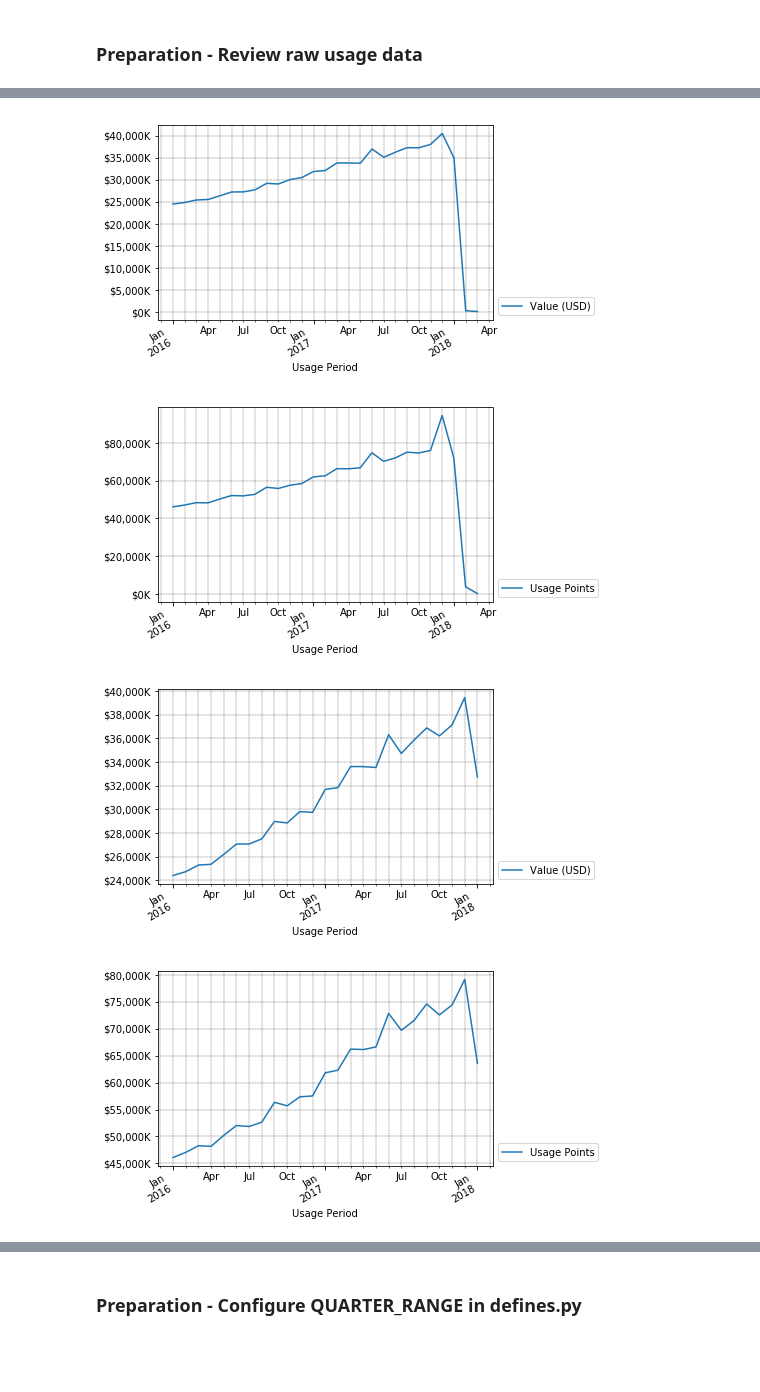
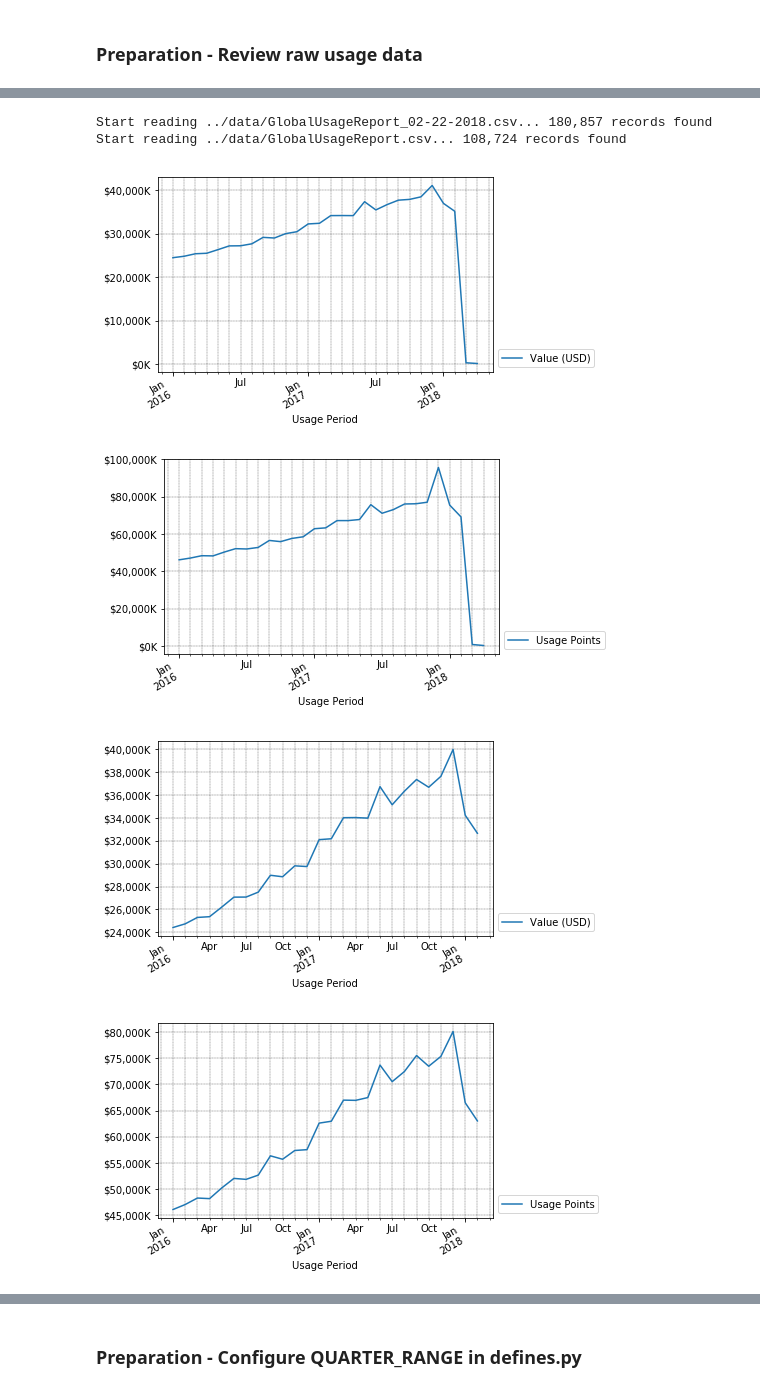
Before and after one commit to k1fukumoto/vcpp-data, a Jupyter notebook: report/GlobalUsagePoints.ipynb, the cells around one changed output, grey strips where cells are left out. Drawn from its saved outputs; the diff is of its cells as text; code cells hidden in the pictures; blank space fills up the shorter version.

```diff
--- a/report/GlobalUsagePoints.ipynb
+++ b/report/GlobalUsagePoints.ipynb
@@ -15,8 +13,8 @@ import numpy as np
 from plot_helper import *
 
 CSV_FILES = [
-    '../data/GlobalUsageReport_02-22-2018.csv'
-#    '../data/GlobalUsageReport.csv'
+    '../data/GlobalUsageReport_02-22-2018.csv',
+    '../data/GlobalUsageReport.csv'
 ]
 
 try:
@@ -30,34 +28,36 @@ except NameError:
         df_list.append(df_)
 
     df_raw = pd.concat(df_list).drop_duplicates(subset=['Service Provider','Usage Period','SKU','Contract No'],keep='first')
 
 #    df_raw = pd.concat([df_raw,df_raw_latest]).drop_duplicates(subset=['Service Provider','Usage Period','SKU','Contract No'],keep='first')
 
 df_raw.groupby('Usage Period')['Value (USD)'].sum().plot()
 format_trend_chart()
 plt.show()
 
 df_raw.groupby('Usage Period')['Usage Points'].sum().plot()
 format_trend_chart()
 plt.show()
 
 df_rental = df_raw[(df_raw['Product Family'] == 'Rental') &
                    ((df_raw['Collection Status'] == 'Closed') |
                     (df_raw['Collection Status'] == 'Pending Agg') |
                     (df_raw['Collection Status'] == 'Pending Vendor')
                    )]
 
 df_rental.groupby('Usage Period')['Value (USD)'].sum().plot()
 format_trend_chart()
 plt.show()
 
 df_rental.groupby('Usage Period')['Usage Points'].sum().plot()
 format_trend_chart()
 plt.show()
 
 print(df_raw.columns)
 # %% [output]
+Start reading ../data/GlobalUsageReport_02-22-2018.csv... 180,857 records found
+Start reading ../data/GlobalUsageReport.csv... 108,724 records found
-[figure, old version]
+[figure, new version]
-[figure, old version]
+[figure, new version]
-[figure, old version]
+[figure, new version]
-[figure, old version]
+[figure, new version]
```
Also changed, not shown: parts of 14 cells of this notebook.
